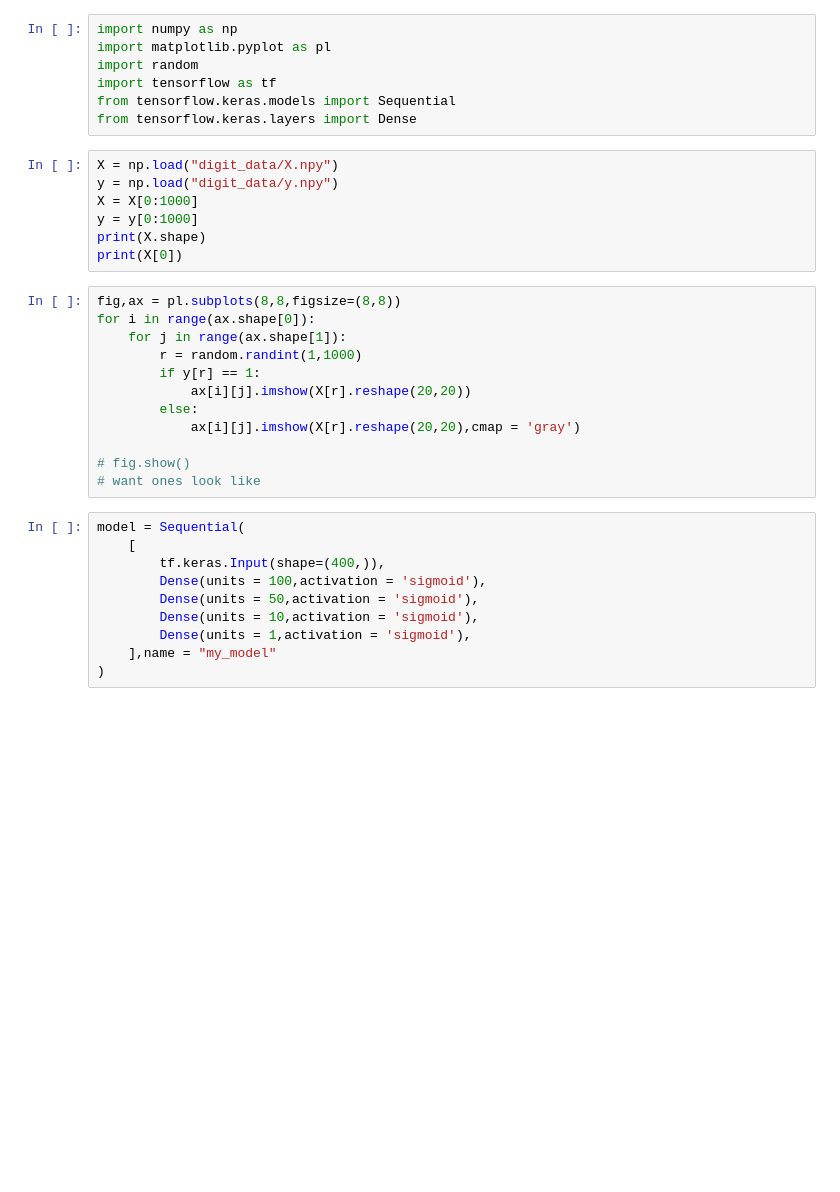
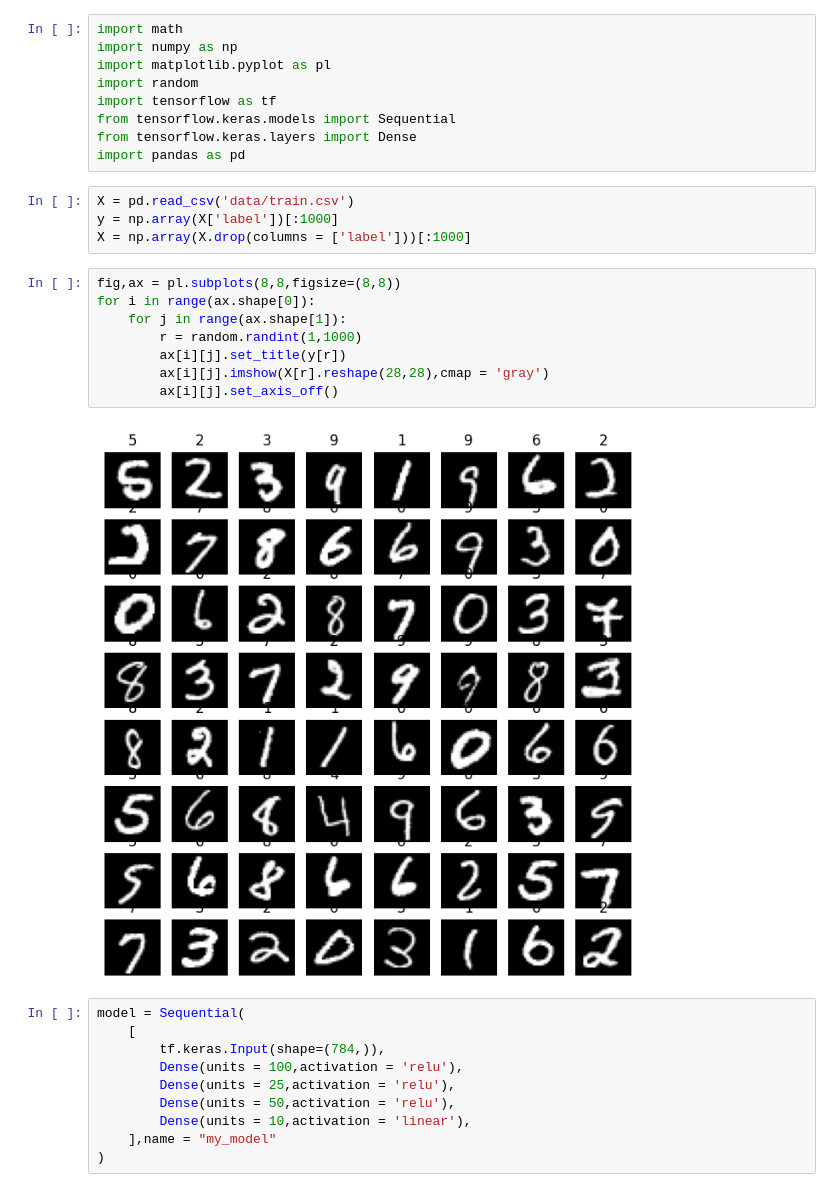
Before and after one commit to rachancheet/ml, a Jupyter notebook: neural_network/digit_recog.ipynb, the cells around one changed output. Saved outputs shown, nothing was run; the diff lists cells and outputs as text; blank space fills up the shorter version.

```diff
--- a/neural_network/digit_recog.ipynb
+++ b/neural_network/digit_recog.ipynb
@@ -1,37 +1,34 @@
 # %%
+import math
 import numpy as np
 import matplotlib.pyplot as pl
 import random
 import tensorflow as tf
 from tensorflow.keras.models import Sequential
 from tensorflow.keras.layers import Dense
+import pandas as pd
-# %%
-X = np.load("digit_data/X.npy")
-y = np.load("digit_data/y.npy")
-X = X[0:1000]
-y = y[0:1000]
-print(X.shape)
-print(X[0])
+# %%
+X = pd.read_csv('data/train.csv')
+y = np.array(X['label'])[:1000]
+X = np.array(X.drop(columns = ['label']))[:1000]
 # %%
 fig,ax = pl.subplots(8,8,figsize=(8,8))
 for i in range(ax.shape[0]):
     for j in range(ax.shape[1]):
         r = random.randint(1,1000)
-        if y[r] == 1:
-            ax[i][j].imshow(X[r].reshape(20,20))
-        else:
-            ax[i][j].imshow(X[r].reshape(20,20),cmap = 'gray')
-
-# fig.show()
-# want ones look like
+        ax[i][j].set_title(y[r])
+        ax[i][j].imshow(X[r].reshape(28,28),cmap = 'gray')
+        ax[i][j].set_axis_off()
+# %% [output]
+[figure, added]
 # %%
 model = Sequential(
     [
-        tf.keras.Input(shape=(400,)),
-        Dense(units = 100,activation = 'sigmoid'),
-        Dense(units = 50,activation = 'sigmoid'),
-        Dense(units = 10,activation = 'sigmoid'),
-        Dense(units = 1,activation = 'sigmoid'),
+        tf.keras.Input(shape=(784,)),
+        Dense(units = 100,activation = 'relu'),
+        Dense(units = 25,activation = 'relu'),
+        Dense(units = 50,activation = 'relu'),
+        Dense(units = 10,activation = 'linear'),
     ],name = "my_model"
 )
 # %%
```
Also changed, not shown: parts of 15 cells of this notebook, 21 other files.
